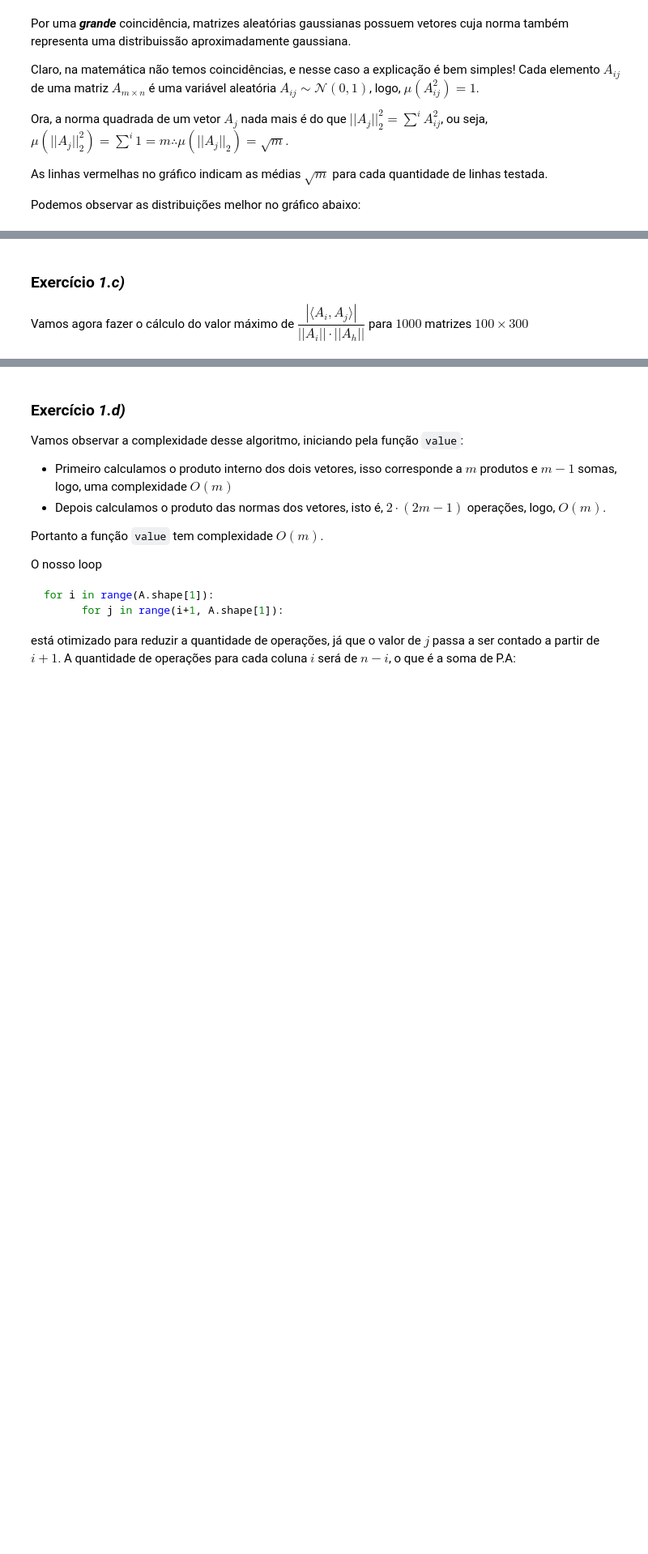
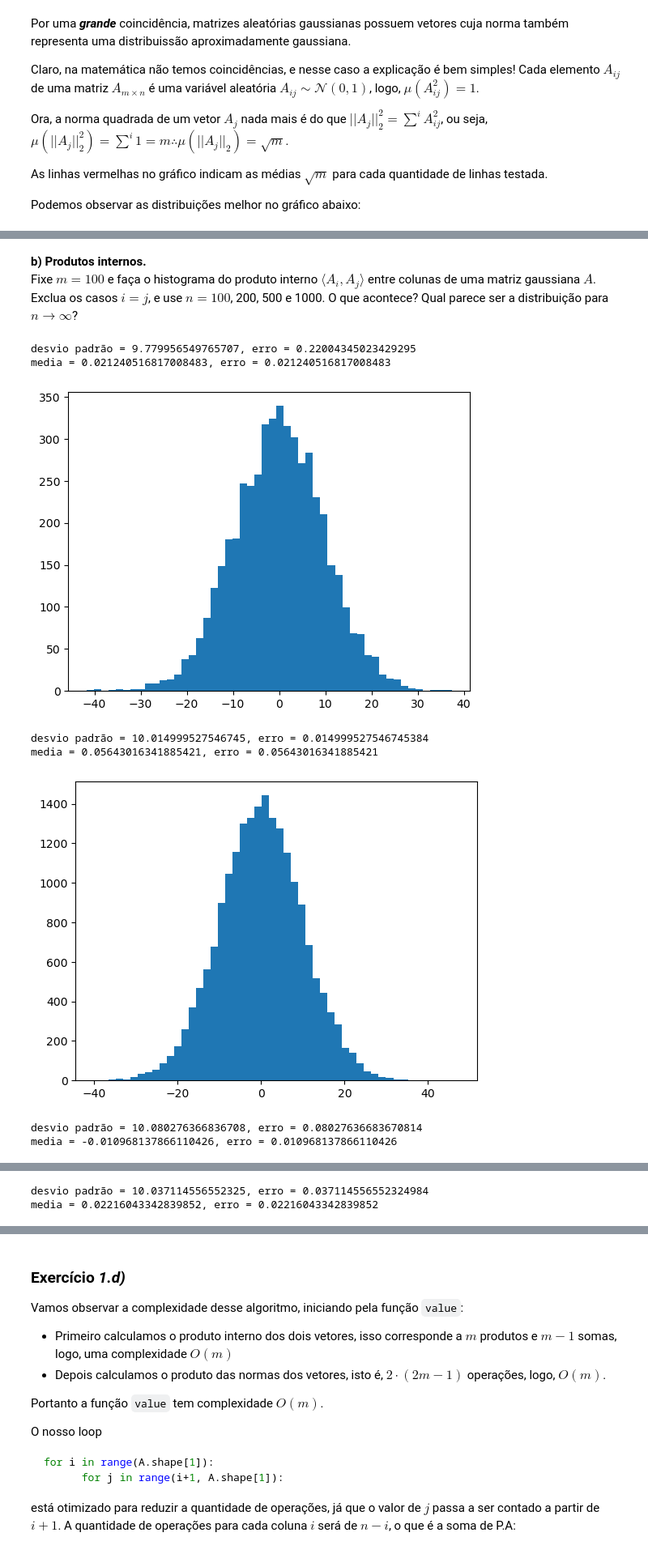
Before and after one commit to isaiasgoncalves/projeto_4_ALN, a Jupyter notebook: proj_4.ipynb, the cells around one changed output, grey strips where cells are left out. Shown at 81% size. Saved outputs shown, nothing was run; the diff lists cells and outputs as text; code cells hidden in the pictures; blank space fills up the shorter version.

```diff
--- a/proj_4.ipynb
+++ b/proj_4.ipynb
@@ -102,4 +109,29 @@ plt.show()
-# %% [markdown]
-### Exercício ***1.c)***
-
-Vamos agora fazer o cálculo do valor máximo de $\dfrac{|\langle A_i , A_j \rangle|}{||A_i|| \cdot ||A_h||}$ para $1000$ matrizes $100 \times 300$
+# %% [markdown]
+**b) Produtos internos.**
+Fixe $m = 100$ e faça o histograma do produto interno $\langle A_i, A_j \rangle$ entre colunas de uma matriz gaussiana $A$. Exclua os casos $i = j$, e use $n = 100$, 200, 500 e 1000. O que acontece? Qual parece ser a distribuição para $n \to \infty$?
+# %%
+m = 100
+ns = [100, 200, 500, 1000]
+
+for n in ns:
+
+    mx = matrix(m, n)
+    #pega dos os produtos com o numpy, descarta os que não quer depois
+    prod = mx.T @ mx
+    indices = np.triu_indices(n, k=1)
+    off_diagonal_products = prod[indices]
+
+    plt.hist(off_diagonal_products, bins=50)
+    #mostra a variancia e media
+    print(f"desvio padrão = {np.std(off_diagonal_products)}, erro = {np.abs(np.std(off_diagonal_products) - 10)}")
+    print(f"media = {np.mean(off_diagonal_products)}, erro = {np.abs(np.mean(off_diagonal_products))}")
+    plt.show()
+# %% [output]
+desvio padrão = 9.779956549765707, erro = 0.22004345023429295
+media = 0.021240516817008483, erro = 0.021240516817008483
+[figure, added]
+desvio padrão = 10.014999527546745, erro = 0.014999527546745384
+media = 0.05643016341885421, erro = 0.05643016341885421
+[figure, added]
+desvio padrão = 10.080276366836708, erro = 0.08027636683670814
+media = -0.010968137866110426, erro = 0.010968137866110426
@@ -105,0 +139,2 @@ Vamos agora fazer o cálculo do valor máximo de $\dfrac{|\langle A_i , A_j \ran
+desvio padrão = 10.037114556552325, erro = 0.037114556552324984
+media = 0.02216043342839852, erro = 0.02216043342839852
```
Also changed, not shown: parts of 15 cells of this notebook, 1 other file.
